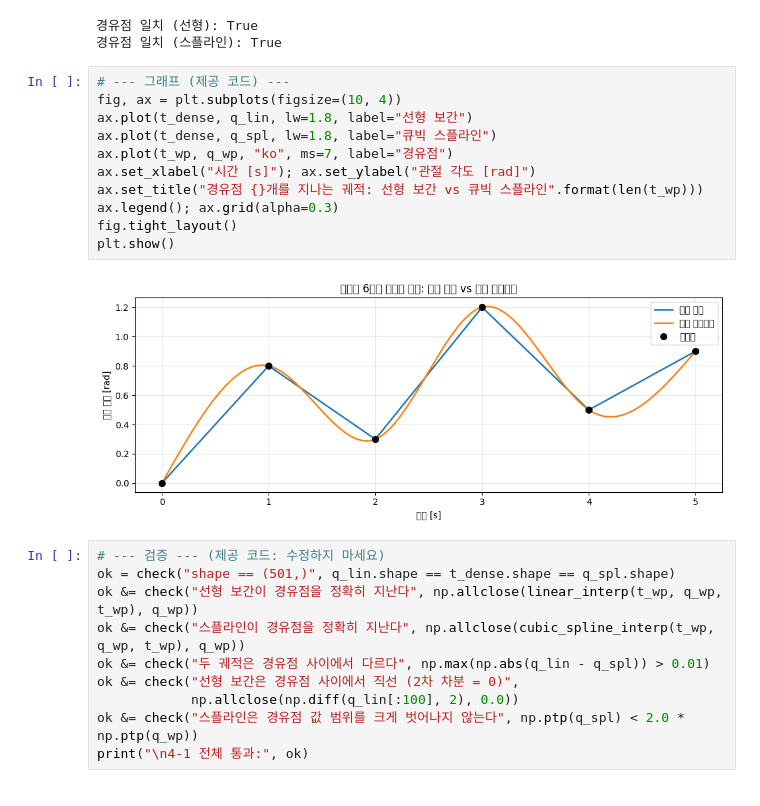
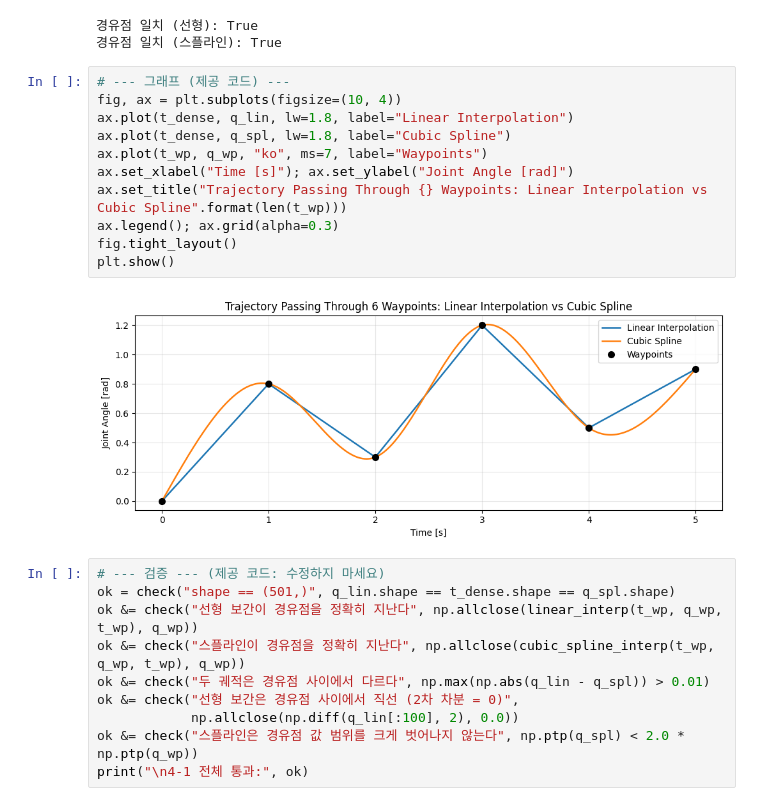
Before and after one commit to SpartaPA/physicalai_lv1_Jihoon, a Jupyter notebook: lv1_module4/notebooks/02_interpolation.ipynb, the cells around one changed output. Cells and saved outputs as stored; diff of their text form.

```diff
--- a/lv1_module4/notebooks/02_interpolation.ipynb
+++ b/lv1_module4/notebooks/02_interpolation.ipynb
@@ -465,16 +494,16 @@ print("경유점 일치 (스플라인):", np.allclose(cubic_spline_interp(t_wp,
 # %%
 # --- 그래프 (제공 코드) ---
 fig, ax = plt.subplots(figsize=(10, 4))
-ax.plot(t_dense, q_lin, lw=1.8, label="선형 보간")
-ax.plot(t_dense, q_spl, lw=1.8, label="큐빅 스플라인")
-ax.plot(t_wp, q_wp, "ko", ms=7, label="경유점")
-ax.set_xlabel("시간 [s]"); ax.set_ylabel("관절 각도 [rad]")
-ax.set_title("경유점 {}개를 지나는 궤적: 선형 보간 vs 큐빅 스플라인".format(len(t_wp)))
+ax.plot(t_dense, q_lin, lw=1.8, label="Linear Interpolation")
+ax.plot(t_dense, q_spl, lw=1.8, label="Cubic Spline")
+ax.plot(t_wp, q_wp, "ko", ms=7, label="Waypoints")
+ax.set_xlabel("Time [s]"); ax.set_ylabel("Joint Angle [rad]")
+ax.set_title("Trajectory Passing Through {} Waypoints: Linear Interpolation vs Cubic Spline".format(len(t_wp)))
 ax.legend(); ax.grid(alpha=0.3)
 fig.tight_layout()
 plt.show()
 # %% [output]
-[figure, old version]
+[figure, new version]
 # %%
 # --- 검증 --- (제공 코드: 수정하지 마세요)
 ok = check("shape == (501,)", q_lin.shape == t_dense.shape == q_spl.shape)
```
Also changed, not shown: parts of 13 cells of this notebook, 19 other files.
